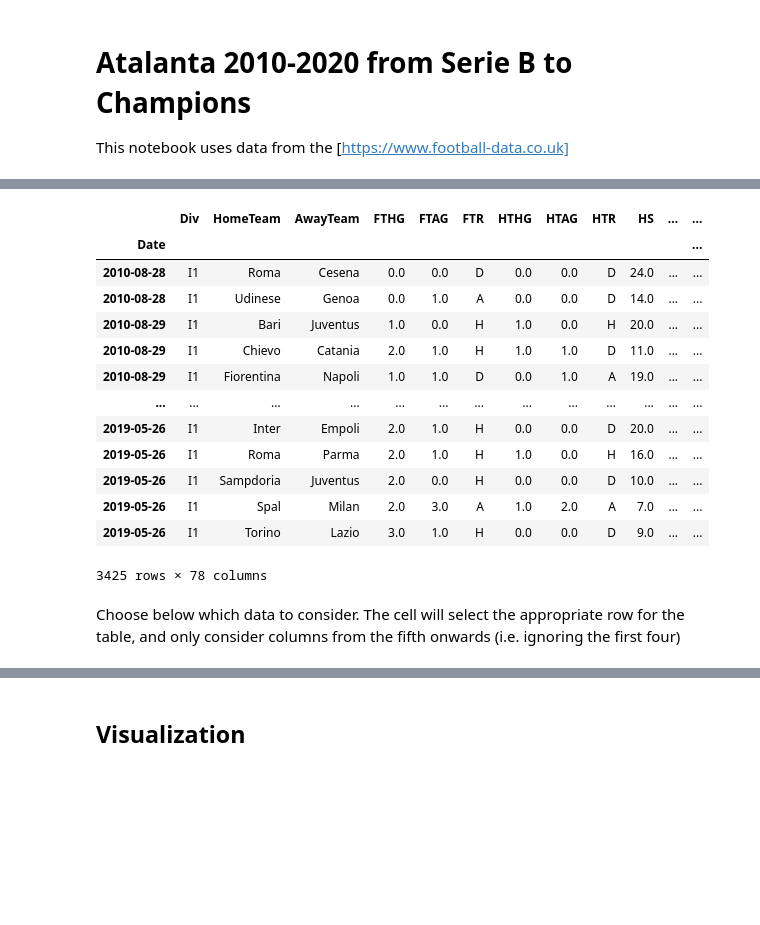
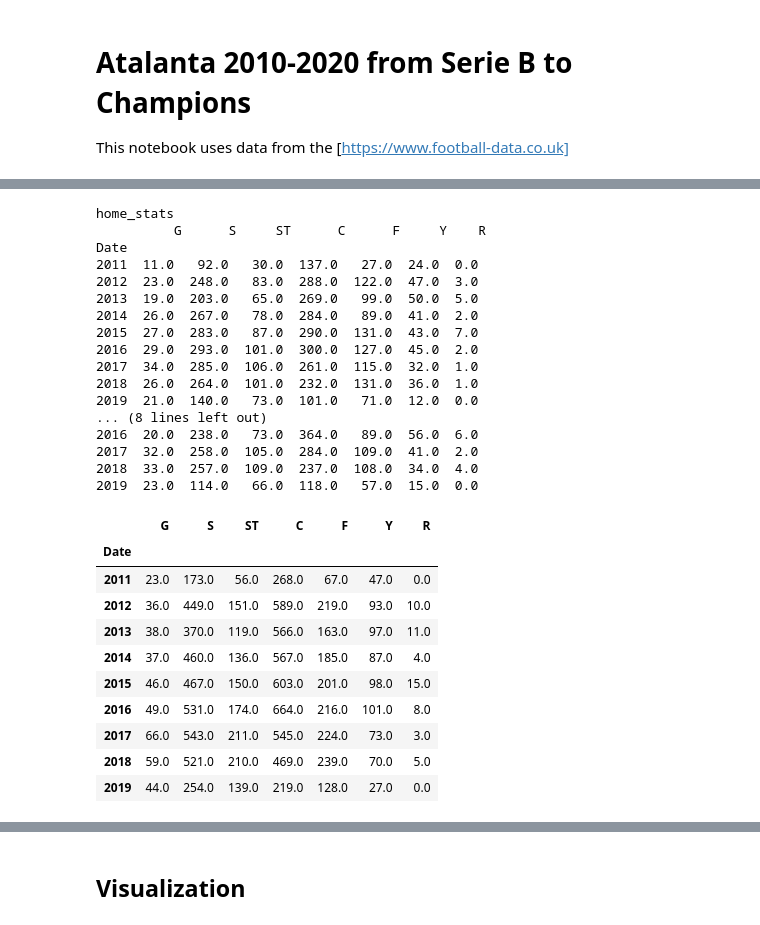
Before and after one commit to code-mds/datascience, a Jupyter notebook: notebook/AnalisiAtalanta.ipynb, the cells around one changed output, grey strips where cells are left out. Drawn from its saved outputs; the diff is of its cells as text; code cells hidden in the pictures; blank space fills up the shorter version.

```diff
--- a/notebook/AnalisiAtalanta.ipynb
+++ b/notebook/AnalisiAtalanta.ipynb
@@ -18,28 +4,0 @@ for year in range(10,19):
-# %%
-def geturl(var):
-    return f"https://www.football-data.co.uk/mmz4281/{var}/I1.csv"
-
-li = []
-for season in seasons:
-    df = pd.read_csv(geturl(season), index_col='Date', parse_dates=['Date'])
-    #df = pd.read_csv(geturl(season), parse_dates=['Date'])
-                     #usecols=["Date", "HomeTeam", "AwayTeam", "FTHG"])
-    li.append(df)
-
-df = pd.concat(li, sort=False)
-df
-# %% [output]
-|  | Div | HomeTeam | AwayTeam | FTHG | FTAG | FTR | HTHG | HTAG | HTR | HS | ... | ... |
-| Date |  |  |  |  |  |  |  |  |  |  |  | ... |
-| 2010-08-28 | I1 | Roma | Cesena | 0.0 | 0.0 | D | 0.0 | 0.0 | D | 24.0 | ... | ... |
-| 2010-08-28 | I1 | Udinese | Genoa | 0.0 | 1.0 | A | 0.0 | 0.0 | D | 14.0 | ... | ... |
-| 2010-08-29 | I1 | Bari | Juventus | 1.0 | 0.0 | H | 1.0 | 0.0 | H | 20.0 | ... | ... |
-| 2010-08-29 | I1 | Chievo | Catania | 2.0 | 1.0 | H | 1.0 | 1.0 | D | 11.0 | ... | ... |
-| 2010-08-29 | I1 | Fiorentina | Napoli | 1.0 | 1.0 | D | 0.0 | 1.0 | A | 19.0 | ... | ... |
-| ... | ... | ... | ... | ... | ... | ... | ... | ... | ... | ... | ... | ... |
-| 2019-05-26 | I1 | Inter | Empoli | 2.0 | 1.0 | H | 0.0 | 0.0 | D | 20.0 | ... | ... |
-| 2019-05-26 | I1 | Roma | Parma | 2.0 | 1.0 | H | 1.0 | 0.0 | H | 16.0 | ... | ... |
-| 2019-05-26 | I1 | Sampdoria | Juventus | 2.0 | 0.0 | H | 0.0 | 0.0 | D | 10.0 | ... | ... |
-| 2019-05-26 | I1 | Spal | Milan | 2.0 | 3.0 | A | 1.0 | 2.0 | A | 7.0 | ... | ... |
-| 2019-05-26 | I1 | Torino | Lazio | 3.0 | 1.0 | H | 0.0 | 0.0 | D | 9.0 | ... | ... |
-3425 rows × 78 columns
@@ -82,2 +4,0 @@ df
-# %% [markdown]
-Choose below which data to consider.  The cell will select the appropriate row for the table, and only consider columns from the fifth onwards (i.e. ignoring the first four)
@@ -96,0 +69,43 @@ away_stat  = awaydf.groupby(homedf.index.year)['FTAG'].agg(['sum', 'mean'])
+# %%
+norm_cols = ['G', 'S', 'ST', 'C', 'F', 'Y', 'R']
+home_stats = homedf.groupby(homedf.index.year).sum()[home_cols]
+home_stats.columns = norm_cols
+
+away_stats = awaydf.groupby(homedf.index.year).sum()[away_cols] #.agg(['sum', 'median'])
+away_stats.columns = norm_cols
+
+#df.groupby(['col1','col2']).agg({'col3':'sum','col4':'sum'}).reset_index()
+print('home_stats\n',home_stats)
+print('away_stats\n',away_stats)
+tot_stats = home_stats + away_stats
+years = home_stats.index
+tot_stats
+# %% [output]
+home_stats
+          G      S     ST      C      F     Y    R
+Date
+2011  11.0   92.0   30.0  137.0   27.0  24.0  0.0
+2012  23.0  248.0   83.0  288.0  122.0  47.0  3.0
+2013  19.0  203.0   65.0  269.0   99.0  50.0  5.0
+2014  26.0  267.0   78.0  284.0   89.0  41.0  2.0
+2015  27.0  283.0   87.0  290.0  131.0  43.0  7.0
+2016  29.0  293.0  101.0  300.0  127.0  45.0  2.0
+2017  34.0  285.0  106.0  261.0  115.0  32.0  1.0
+2018  26.0  264.0  101.0  232.0  131.0  36.0  1.0
+2019  21.0  140.0   73.0  101.0   71.0  12.0  0.0
+... (8 lines left out)
+2016  20.0  238.0   73.0  364.0   89.0  56.0  6.0
+2017  32.0  258.0  105.0  284.0  109.0  41.0  2.0
+2018  33.0  257.0  109.0  237.0  108.0  34.0  4.0
+2019  23.0  114.0   66.0  118.0   57.0  15.0  0.0
+|  | G | S | ST | C | F | Y | R |
+| Date |  |  |  |  |  |  |  |
+| 2011 | 23.0 | 173.0 | 56.0 | 268.0 | 67.0 | 47.0 | 0.0 |
+| 2012 | 36.0 | 449.0 | 151.0 | 589.0 | 219.0 | 93.0 | 10.0 |
+| 2013 | 38.0 | 370.0 | 119.0 | 566.0 | 163.0 | 97.0 | 11.0 |
+| 2014 | 37.0 | 460.0 | 136.0 | 567.0 | 185.0 | 87.0 | 4.0 |
+| 2015 | 46.0 | 467.0 | 150.0 | 603.0 | 201.0 | 98.0 | 15.0 |
+| 2016 | 49.0 | 531.0 | 174.0 | 664.0 | 216.0 | 101.0 | 8.0 |
+| 2017 | 66.0 | 543.0 | 211.0 | 545.0 | 224.0 | 73.0 | 3.0 |
+| 2018 | 59.0 | 521.0 | 210.0 | 469.0 | 239.0 | 70.0 | 5.0 |
+| 2019 | 44.0 | 254.0 | 139.0 | 219.0 | 128.0 | 27.0 | 0.0 |
```
Also changed, not shown: parts of 11 cells of this notebook, 10 other files.
